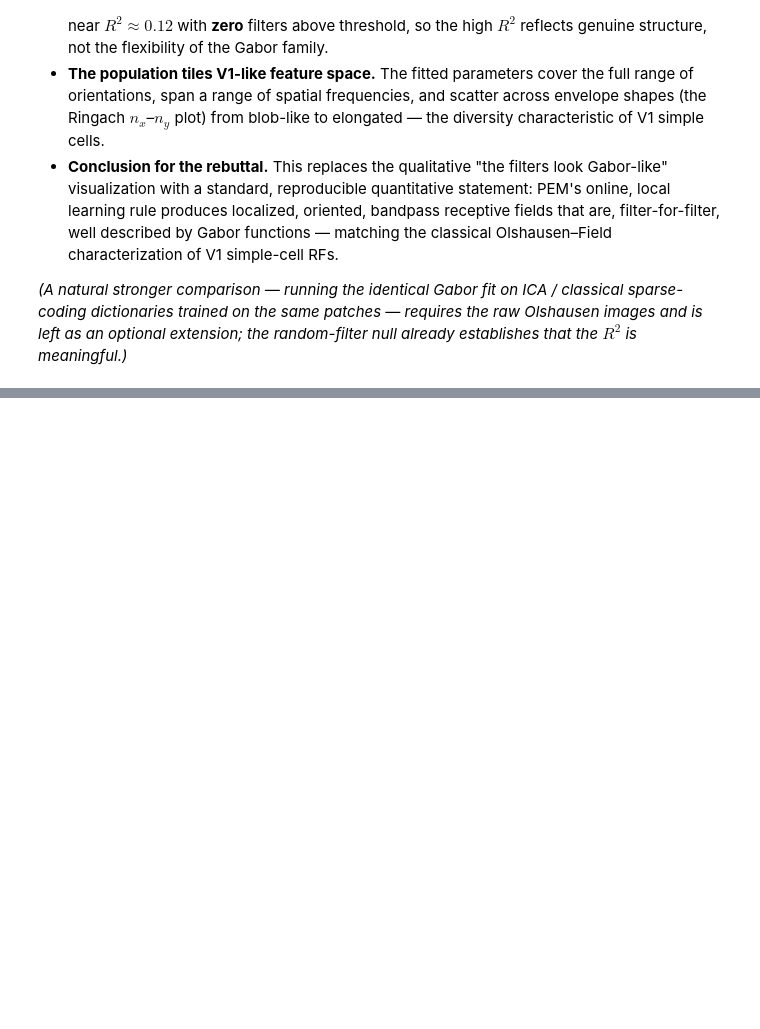
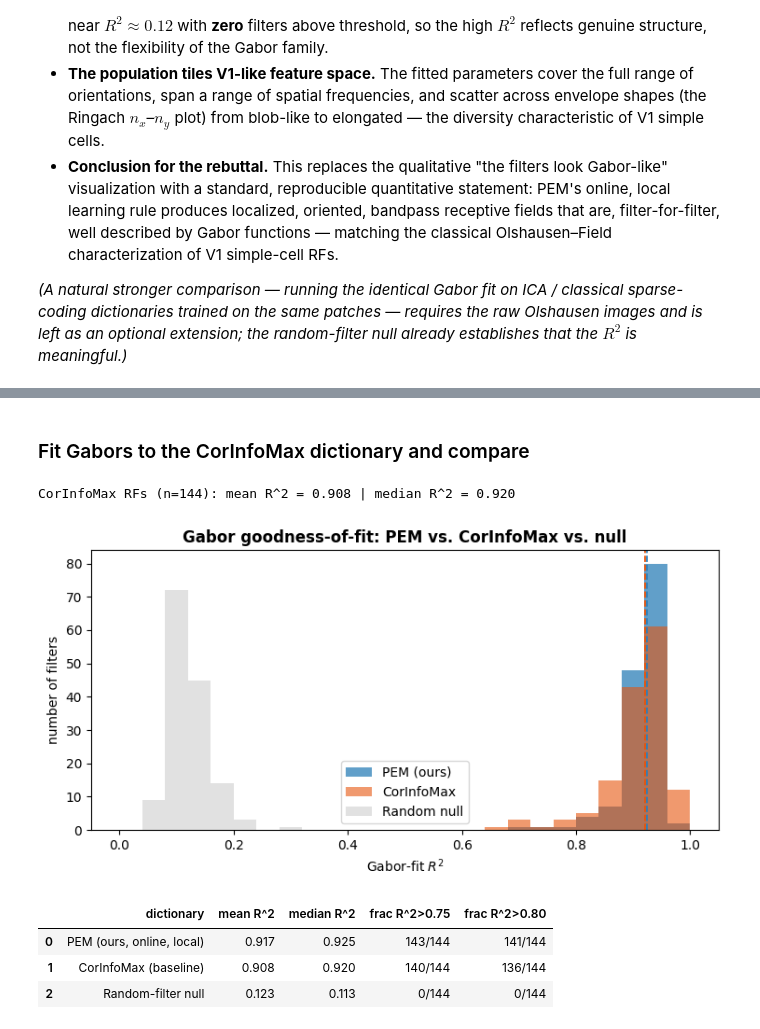
Before and after one commit to BariscanBozkurt/Predictive-Entropy-Maximization, a Jupyter notebook: Simulations/AnalyzeSimulationResults/PEM_Gabor_Receptive_Field_Quantification.ipynb, the cells around one changed output, grey strips where cells are left out. Saved outputs shown, nothing was run; the diff lists cells and outputs as text; code cells hidden in the pictures; blank space fills up the shorter version.

```diff
--- a/Simulations/AnalyzeSimulationResults/PEM_Gabor_Receptive_Field_Quantification.ipynb
+++ b/Simulations/AnalyzeSimulationResults/PEM_Gabor_Receptive_Field_Quantification.ipynb
@@ -291,0 +312,43 @@ extension; the random-filter null already establishes that the $R^2$ is meaningf
+# %% [markdown]
+### Fit Gabors to the CorInfoMax dictionary and compare
+# %%
+fits_cim = [fit_gabor(W_cim[i].reshape(P, P)) for i in range(len(W_cim))]
+r2_cim   = np.clip(np.array([f[0] for f in fits_cim]), -1, 1)
+params_cim = np.array([f[1] for f in fits_cim])
+print("CorInfoMax RFs (n=%d): mean R^2 = %.3f | median R^2 = %.3f"
+      % (len(r2_cim), r2_cim.mean(), np.median(r2_cim)))
+
+# ---- overlaid goodness-of-fit histogram: PEM vs CorInfoMax vs null ----
+fig, ax = plt.subplots(1, 1, figsize=(7.5, 4))
+bins = np.linspace(0, 1, 26)
+ax.hist(r2_pem,  bins=bins, alpha=0.75, label="PEM (ours)",   color="#2c7fb8")
+ax.hist(r2_cim,  bins=bins, alpha=0.60, label="CorInfoMax",   color="#e6550d")
+ax.hist(r2_null, bins=bins, alpha=0.45, label="Random null",  color="#bdbdbd")
+ax.axvline(np.median(r2_pem), color="#2c7fb8", ls="--", lw=1.3)
+ax.axvline(np.median(r2_cim), color="#e6550d", ls="--", lw=1.3)
+ax.set_xlabel("Gabor-fit $R^2$"); ax.set_ylabel("number of filters")
+ax.set_title("Gabor goodness-of-fit: PEM vs. CorInfoMax vs. null", fontweight="bold")
+ax.legend(); plt.tight_layout(); plt.show()
+
+cmp = pd.DataFrame([
+    {"dictionary": "PEM (ours, online, local)", "mean R^2": round(float(r2_pem.mean()), 3),
+     "median R^2": round(float(np.median(r2_pem)), 3),
+     "frac R^2>0.75": f"{int((r2_pem>0.75).sum())}/{len(r2_pem)}",
+     "frac R^2>0.80": f"{int((r2_pem>0.80).sum())}/{len(r2_pem)}"},
+    {"dictionary": "CorInfoMax (baseline)", "mean R^2": round(float(r2_cim.mean()), 3),
+     "median R^2": round(float(np.median(r2_cim)), 3),
+     "frac R^2>0.75": f"{int((r2_cim>0.75).sum())}/{len(r2_cim)}",
+     "frac R^2>0.80": f"{int((r2_cim>0.80).sum())}/{len(r2_cim)}"},
+    {"dictionary": "Random-filter null", "mean R^2": round(float(r2_null.mean()), 3),
+     "median R^2": round(float(np.median(r2_null)), 3),
+     "frac R^2>0.75": f"{int((r2_null>0.75).sum())}/{len(r2_null)}",
+     "frac R^2>0.80": f"{int((r2_null>0.80).sum())}/{len(r2_null)}"},
+])
+cmp
+# %% [output]
+CorInfoMax RFs (n=144): mean R^2 = 0.908 | median R^2 = 0.920
+[figure, added]
+|  | dictionary | mean R^2 | median R^2 | frac R^2>0.75 | frac R^2>0.80 |
+| 0 | PEM (ours, online, local) | 0.917 | 0.925 | 143/144 | 141/144 |
+| 1 | CorInfoMax (baseline) | 0.908 | 0.920 | 140/144 | 136/144 |
+| 2 | Random-filter null | 0.123 | 0.113 | 0/144 | 0/144 |
```
Also changed, not shown: parts of 5 cells of this notebook.
